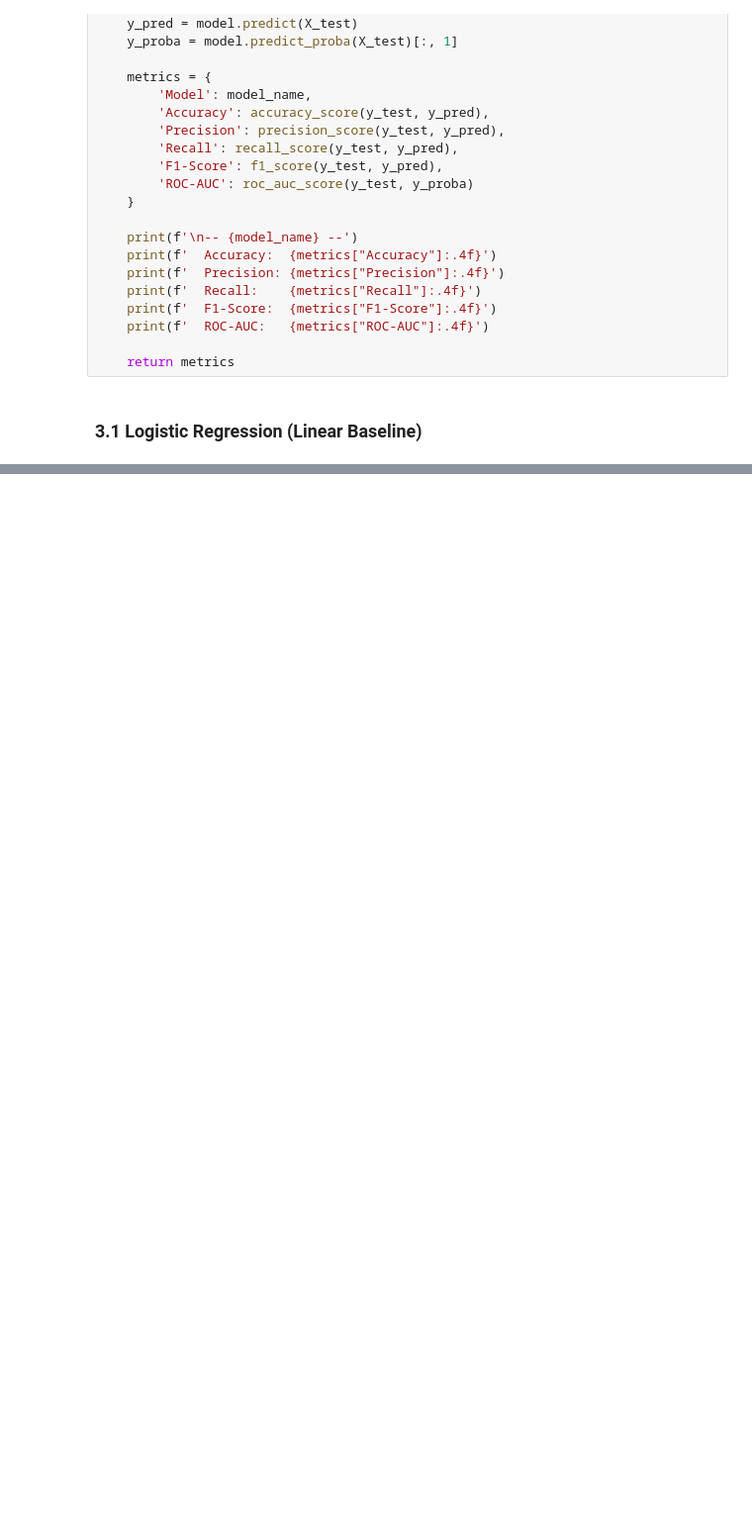
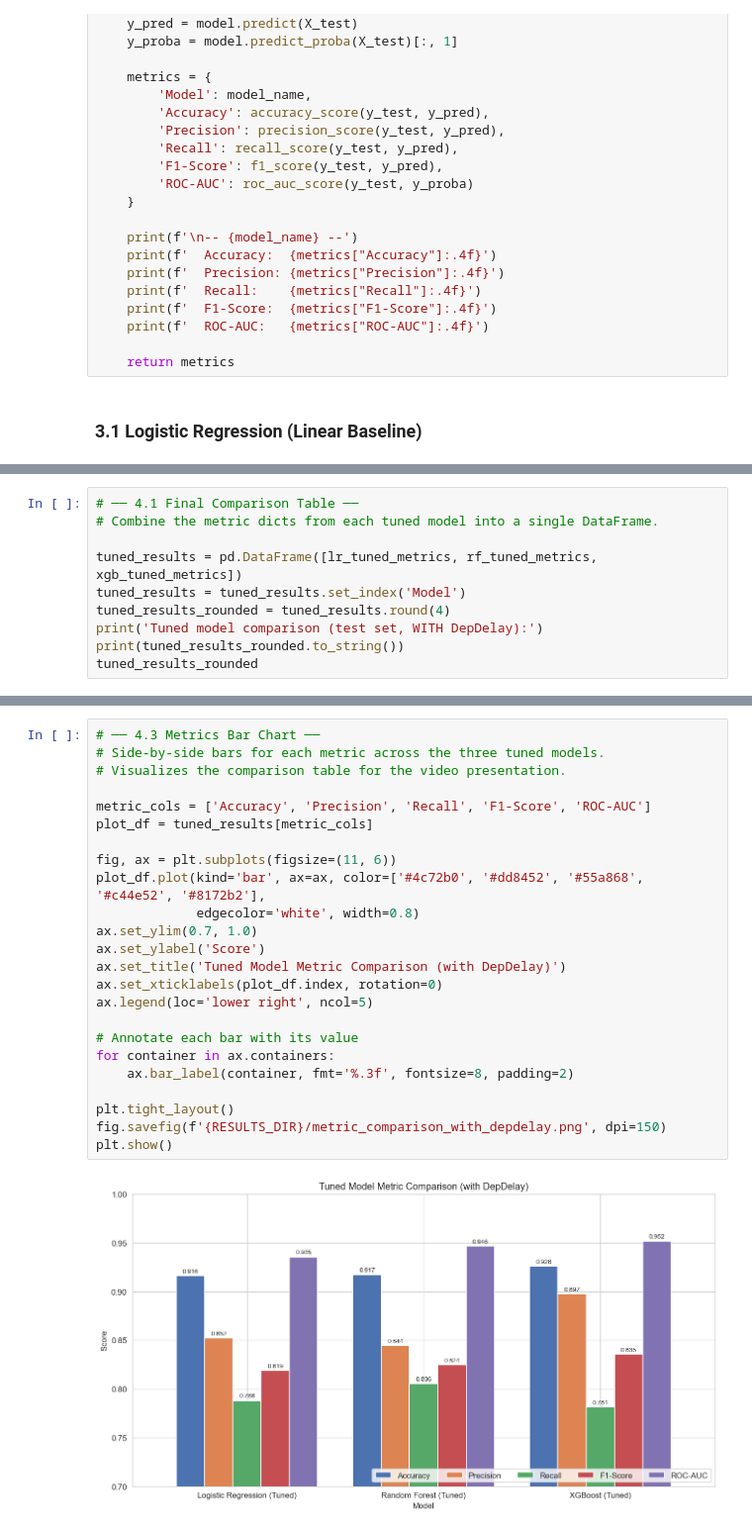
Before and after one commit to corelogic-bit/ensf444-project-group45, a Jupyter notebook: notebooks/flight_delay_prediction.ipynb, the cells around one changed output, grey strips where cells are left out. Shown at 99% size. Cells and saved outputs as stored; diff of their text form; blank space fills up the shorter version.

```diff
--- a/notebooks/flight_delay_prediction.ipynb
+++ b/notebooks/flight_delay_prediction.ipynb
@@ -607,0 +735,10 @@ model performance with and without DepDelay to quantify the leakage impact.
+# %%
+# ── 4.1 Final Comparison Table ──
+# Combine the metric dicts from each tuned model into a single DataFrame.
+
+tuned_results = pd.DataFrame([lr_tuned_metrics, rf_tuned_metrics, xgb_tuned_metrics])
+tuned_results = tuned_results.set_index('Model')
+tuned_results_rounded = tuned_results.round(4)
+print('Tuned model comparison (test set, WITH DepDelay):')
+print(tuned_results_rounded.to_string())
+tuned_results_rounded
@@ -607,0 +791,26 @@ model performance with and without DepDelay to quantify the leakage impact.
+# %%
+# ── 4.3 Metrics Bar Chart ──
+# Side-by-side bars for each metric across the three tuned models.
+# Visualizes the comparison table for the video presentation.
+
+metric_cols = ['Accuracy', 'Precision', 'Recall', 'F1-Score', 'ROC-AUC']
+plot_df = tuned_results[metric_cols]
+
+fig, ax = plt.subplots(figsize=(11, 6))
+plot_df.plot(kind='bar', ax=ax, color=['#4c72b0', '#dd8452', '#55a868', '#c44e52', '#8172b2'],
+             edgecolor='white', width=0.8)
+ax.set_ylim(0.7, 1.0)
+ax.set_ylabel('Score')
+ax.set_title('Tuned Model Metric Comparison (with DepDelay)')
+ax.set_xticklabels(plot_df.index, rotation=0)
+ax.legend(loc='lower right', ncol=5)
+
+# Annotate each bar with its value
+for container in ax.containers:
+    ax.bar_label(container, fmt='%.3f', fontsize=8, padding=2)
+
+plt.tight_layout()
+fig.savefig(f'{RESULTS_DIR}/metric_comparison_with_depdelay.png', dpi=150)
+plt.show()
+# %% [output]
+[figure, added]
```
Also changed, not shown: parts of 57 cells of this notebook, 7 other files.
